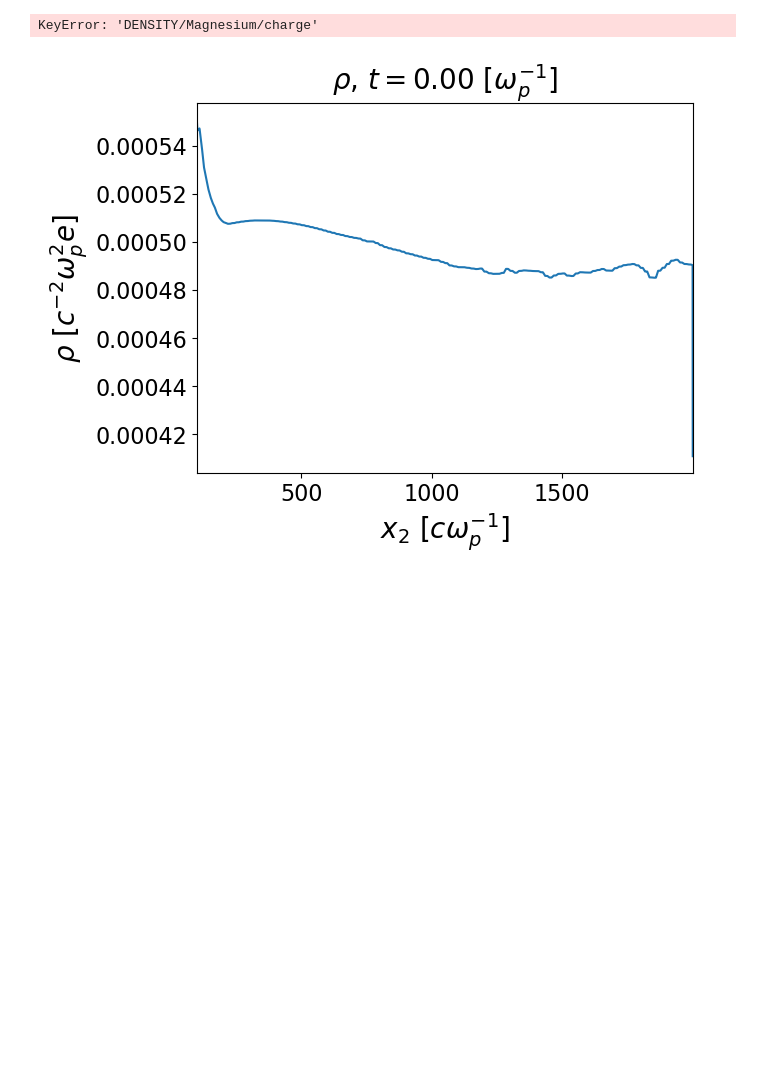
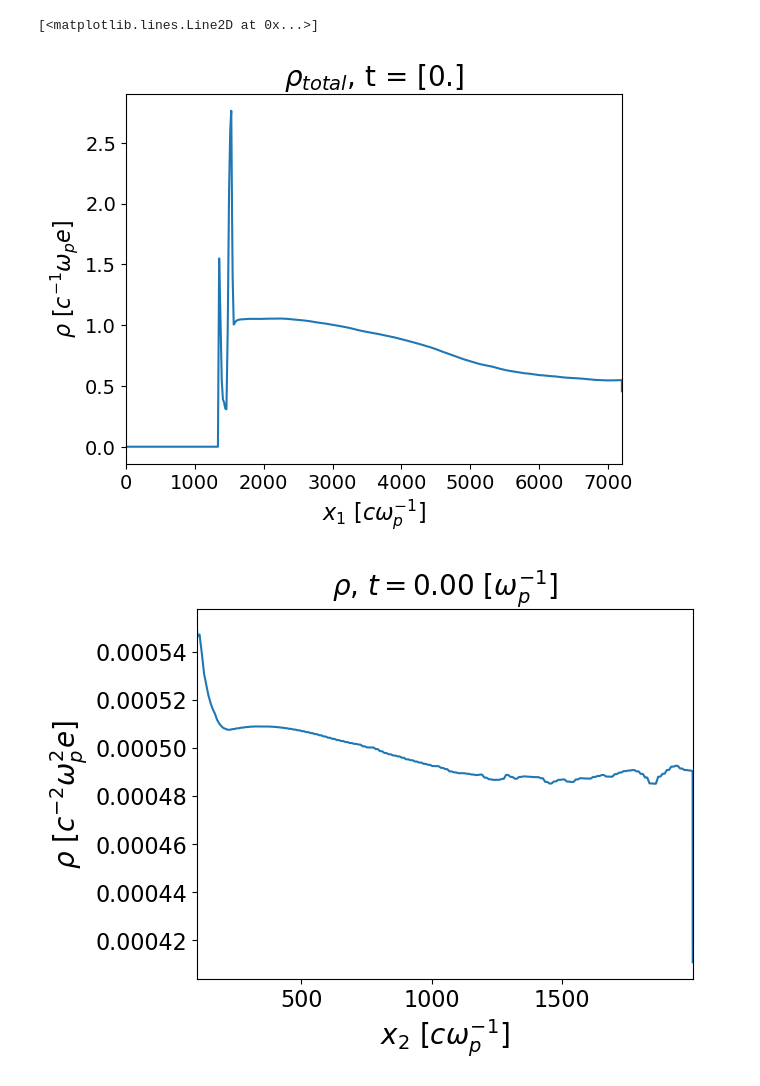
Before and after one commit to Schaeffer-Lab/MagShockZ, a Jupyter notebook: analysis_notebooks/check_initialization1d.ipynb, the cells around one changed output. Drawn from its saved outputs; the diff is of its cells as text; code cells hidden in the pictures; blank space fills up the shorter version.

```diff
--- a/analysis_notebooks/check_initialization1d.ipynb
+++ b/analysis_notebooks/check_initialization1d.ipynb
@@ -158,13 +155,14 @@ data_0.run_attrs
   'XMIN': array([0.])}}
 # %%
 frame= 0
-c = osh5io.read_h5(f'{data_dir / diagnostics["DENSITY/Magnesium/charge"]}/charge-Magnesium-{frame:06d}.h5')
-b = osh5io.read_h5(f'{data_dir / diagnostics["DENSITY/Aluminum/charge"]}/charge-Aluminum-{frame:06d}.h5')
-a = osh5io.read_h5(f'{data_dir / diagnostics["DENSITY/electron/charge"]}/charge-electron-{frame:06d}.h5')
+c = osh5io.read_h5(f'{data_dir / diagnostics["DENSITY/background/charge"]}/charge-background-{frame:06d}.h5')
+b = osh5io.read_h5(f'{data_dir / diagnostics["DENSITY/channel/charge"]}/charge-channel-{frame:06d}.h5')
+# a = osh5io.read_h5(f'{data_dir / diagnostics["DENSITY/electron/charge"]}/charge-electron-{frame:06d}.h5')
 # osh5vis.osplot(c,cmap = 'hot',title = r"$Zn_i$" + f", t = {round((c.run_attrs['TIME']/4781.497)[0],3)}" +  r"$\omega_{ci}^{-1}$",vmax = 9)
-osh5vis.osplot(c+b+a,cmap = 'hot', title = r"$\rho_{total}$, t = " + f"{(c.run_attrs['TIME'])}")
+osh5vis.osplot(c+b, title = r"$\rho_{total}$, t = " + f"{(c.run_attrs['TIME'])}")
 # %% [output]
-KeyError: 'DENSITY/Magnesium/charge'
+[<matplotlib.lines.Line2D at 0x...>]
+[figure, added]
 # %%
 c = osh5io.read_h5(f'{data_dir / diagnostics["DENSITY/Magnesium/charge"]}/charge-Magnesium-{0:06d}.h5')
 plot = osh5vis.osplot(c[:,100])
```
Also changed, not shown: parts of 6 cells of this notebook, 7 other files.
